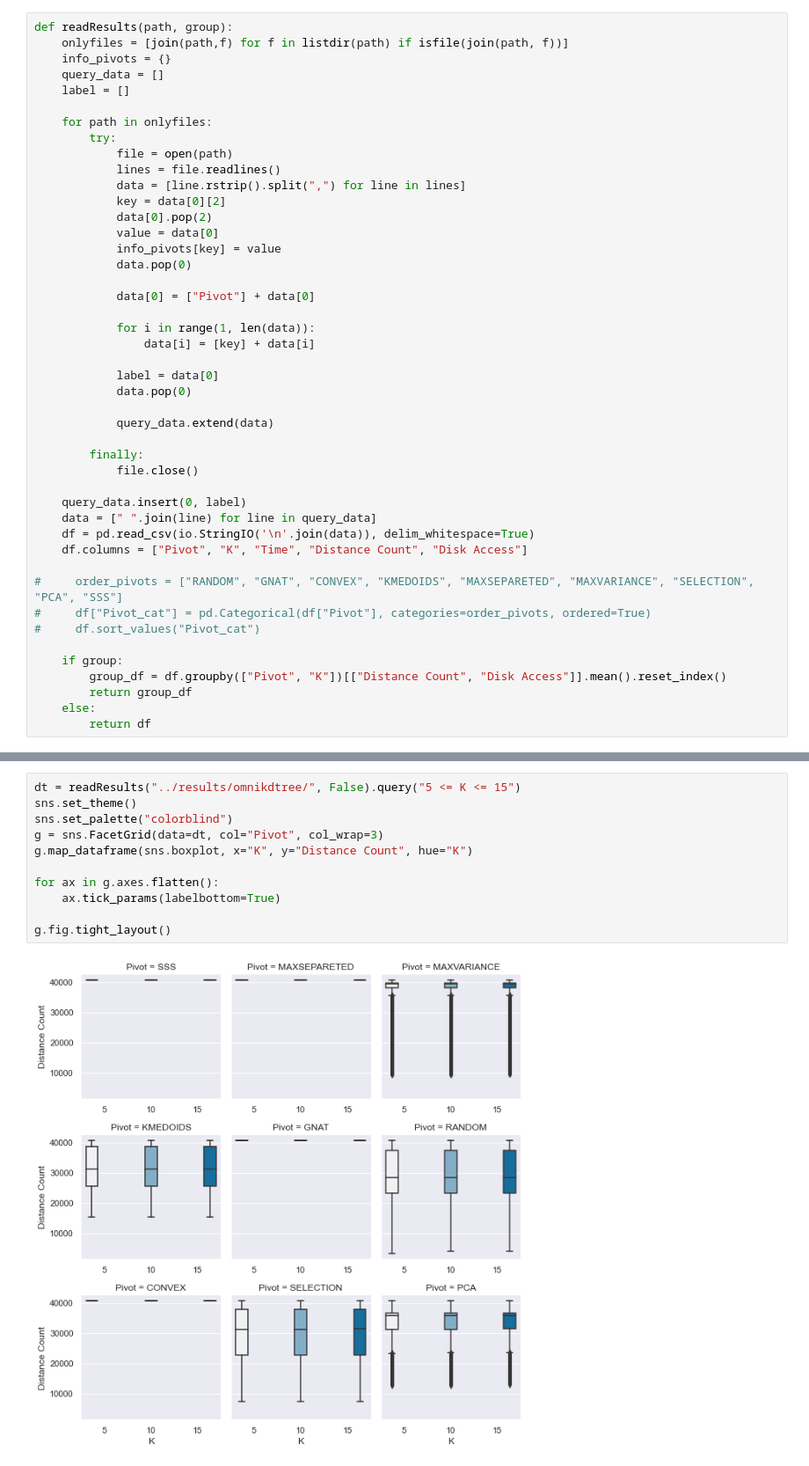
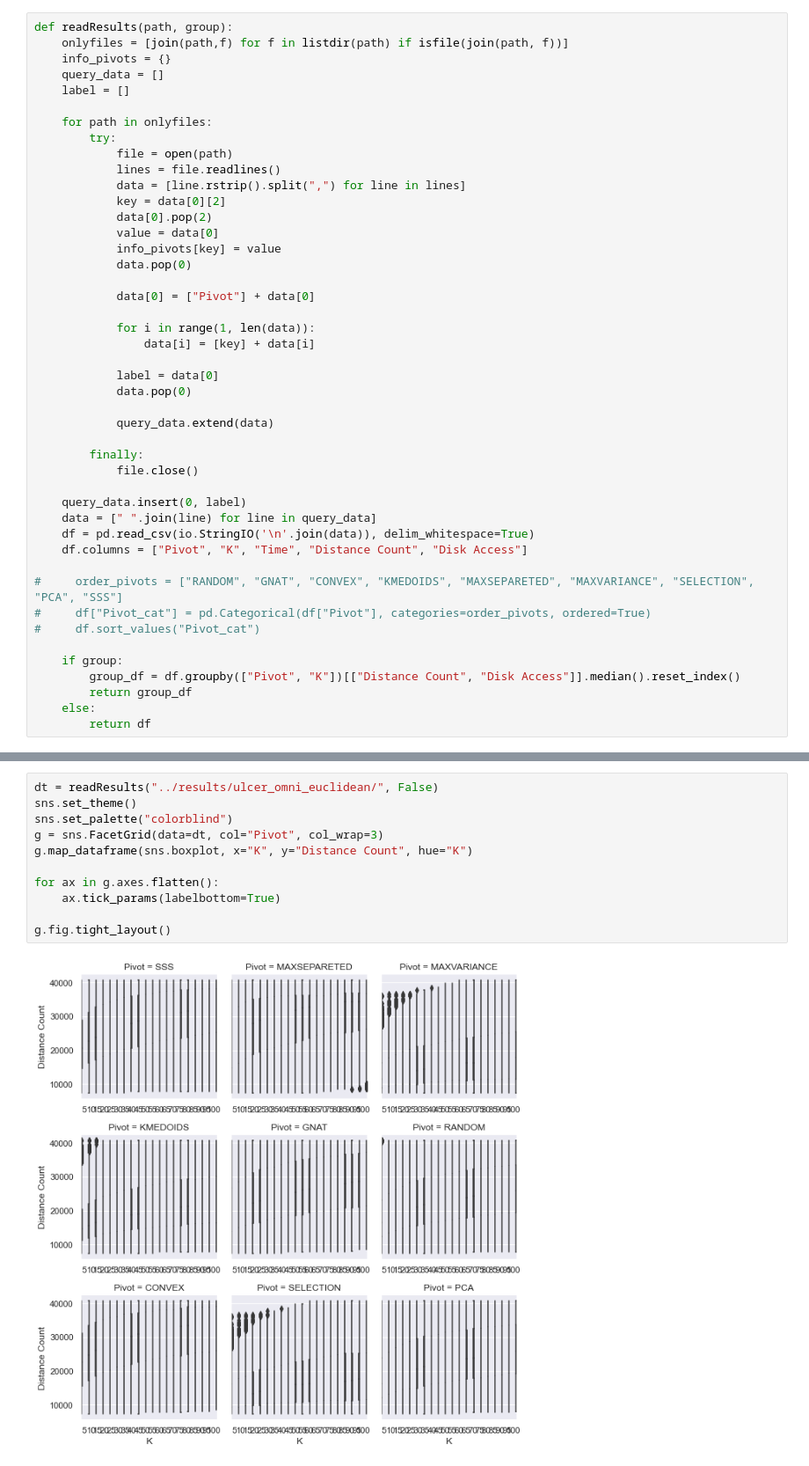
Before and after one commit to JoaoVitorLeite/gervLib, a Jupyter notebook: Project/python/Plot.ipynb, the cells around one changed output, grey strips where cells are left out. Shown at 88% size. Drawn from its saved outputs; the diff is of its cells as text.

Commit message:
Query

```diff
--- a/Project/python/Plot.ipynb
+++ b/Project/python/Plot.ipynb
@@ -47,7 +48,7 @@ def readResults(path, group):
 #     df.sort_values("Pivot_cat")
 
     if group:
-        group_df = df.groupby(["Pivot", "K"])[["Distance Count", "Disk Access"]].mean().reset_index()
+        group_df = df.groupby(["Pivot", "K"])[["Distance Count", "Disk Access"]].median().reset_index()
         return group_df
     else:
         return df
@@ -58,16 +60,16 @@ df_omnikdtree = readResults("../results/omnikdtree/", True)
 # %%
-dt = readResults("../results/omnikdtree/", False).query("5 <= K <= 15")
+dt = readResults("../results/ulcer_omni_euclidean/", False)
 sns.set_theme()
 sns.set_palette("colorblind")
 g = sns.FacetGrid(data=dt, col="Pivot", col_wrap=3)
 g.map_dataframe(sns.boxplot, x="K", y="Distance Count", hue="K")
 
 for ax in g.axes.flatten():
     ax.tick_params(labelbottom=True)
 
 g.fig.tight_layout()
 # %% [output]
-[figure, old version]
+[figure, new version]
 # %%
 #Line plot
 sns.set_theme()
```
Also changed, not shown: parts of 5 cells of this notebook, 25 other files.
